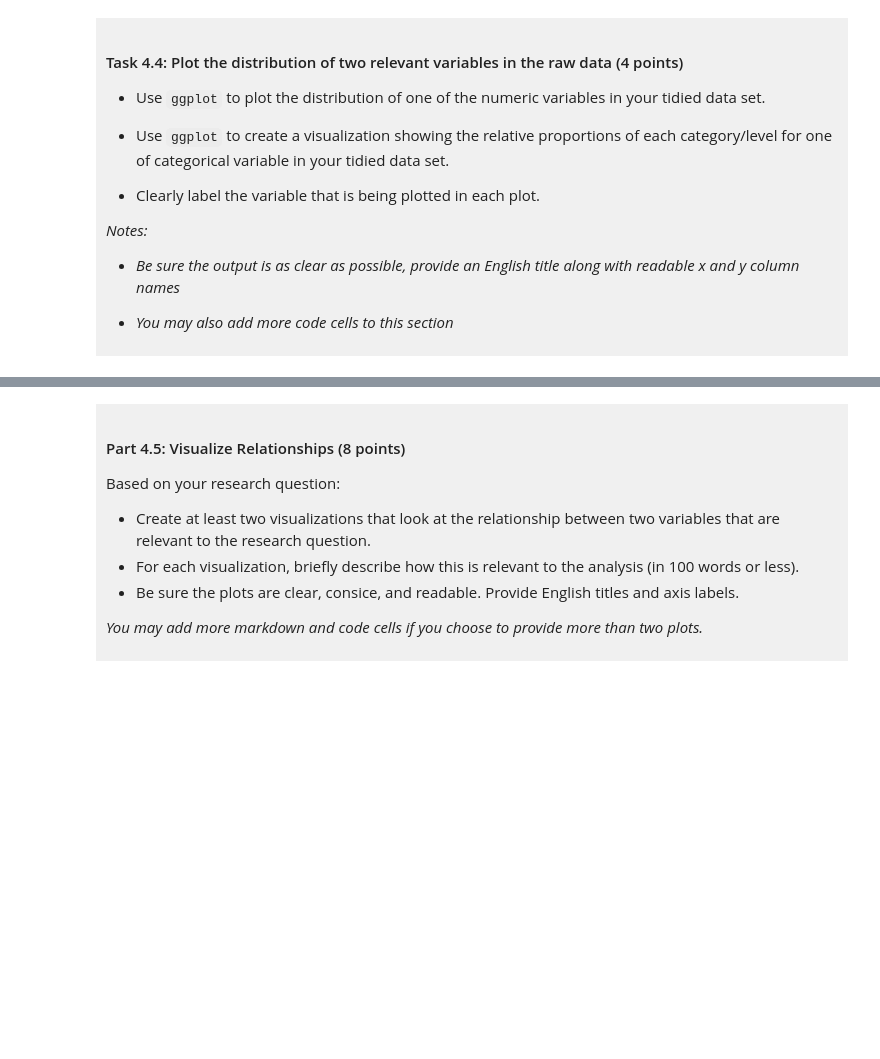
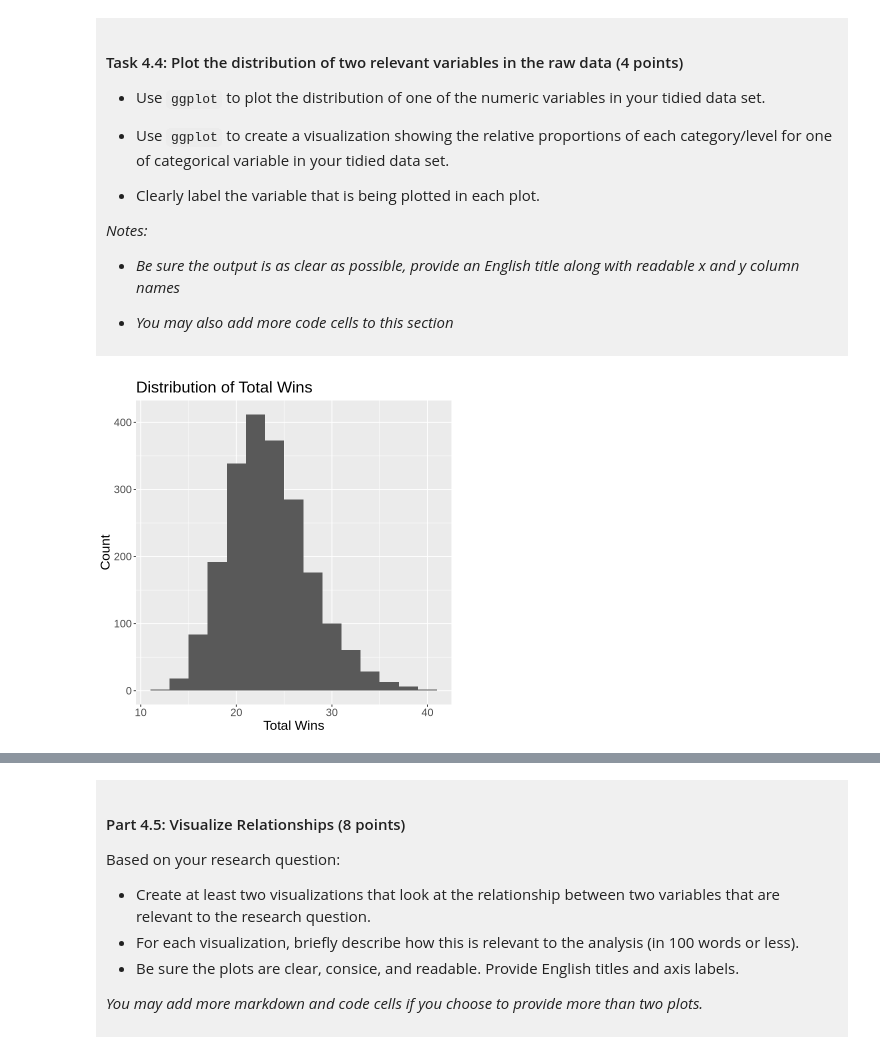
Before and after one commit to aysan07/dsci-100-project-aysan-abbaszadeh, a Jupyter notebook: dsci-100-project-notebook.ipynb, the cells around one changed output, grey strips where cells are left out. Drawn from its saved outputs; the diff is of its cells as text; code cells hidden in the pictures; blank space fills up the shorter version.

```diff
--- a/dsci-100-project-notebook.ipynb
+++ b/dsci-100-project-notebook.ipynb
@@ -128,5 +128,6 @@ To help you with the analysis, here is a table of descriptions of each of the va
 
 </div>
 # %%
-
-#this is a comment made on jupyter
+url <- "https://raw.githubusercontent.com/diverse-data-hub/diversedata/refs/heads/main/data-clean/womensmarchmadness.csv"
+marchmadness <- read.csv(url)
+head(marchmadness)
@@ -189,4 +200,18 @@ Produce a tidy data set that could be used to answer your research question usin
 
 </div>
 # %%
-### EDIT THIS CODE CELL ###
+library(tidyverse) # Load the tideyverse package to use its functions
+
+# Make a new data set with the columns I need and rename the data set to tidy_data_marchmadness
+# First bring my dataframe after reading it
+tidy_data_marchmadness <- marchmadness |>
+
+# Keep only the columns I want including wins, losses, and tournament finish
+select(total_wins, total_losses, tourney_finish) |>
+
+# Make tournament finish a category instead of a character variable
+# since classification models predict categories
+mutate(tourney_finish = as.factor(tourney_finish))
+
+# Show the first 6 rows usind head() function
+head(tidy_data_marchmadness)
@@ -257,5 +327,11 @@ You will refine your research question (if needed) and produce a tidy data set.
 
 </div>
 # %%
-### EDIT THIS CODE CELL FOR PLOT 1 ###
+distribution_plot<- ggplot(tidy_data_marchmadness, aes(x = total_wins)) +
+    geom_histogram(bins = 15) +
+    labs(title = "Distribution of Total Wins", x = "Total Wins", y = "Count")+
+theme(text = element_text(size = 16))
+distribution_plot
+# %% [output]
+[figure, added]
 # %%
```
Also changed, not shown: parts of 13 cells of this notebook.
